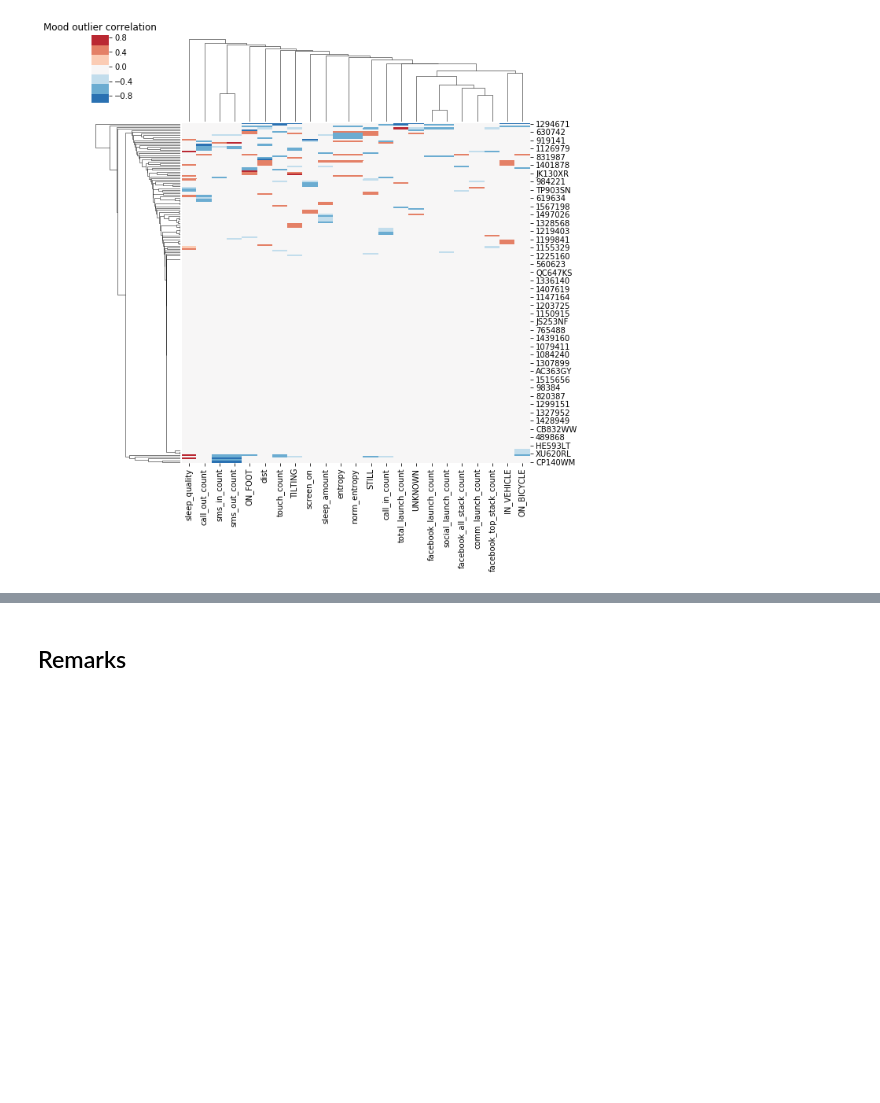
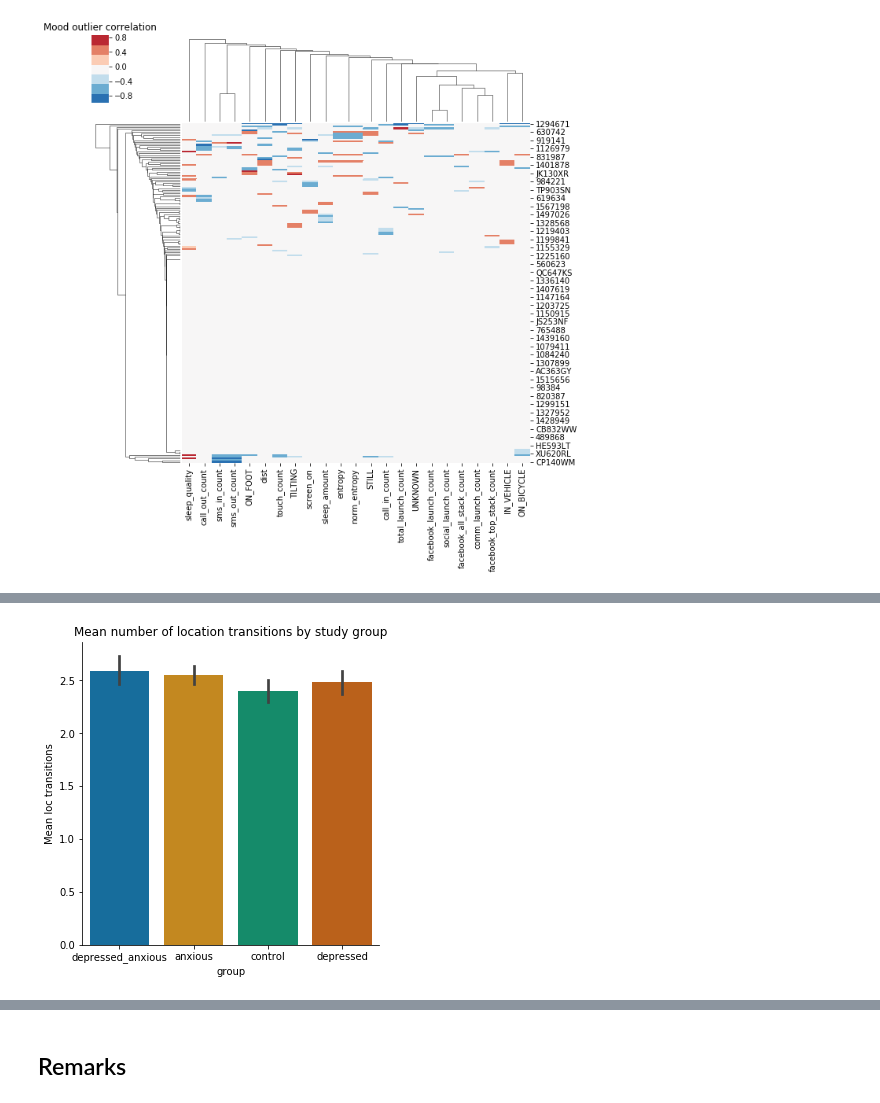
Before and after one commit to tliu526/lifesense, a Jupyter notebook: daily_rhythm.ipynb, the cells around one changed output, grey strips where cells are left out. Saved outputs shown, nothing was run; the diff lists cells and outputs as text; code cells hidden in the pictures; blank space fills up the shorter version.

Commit message:
add wave 1 data pull and missingness analysis

```diff
--- a/daily_rhythm.ipynb
+++ b/daily_rhythm.ipynb
@@ -743,0 +851,10 @@ plt.show()
+# %%
+loc_seq_df['date'] = loc_seq_df['start_time'].dt.date
+# %%
+loc_pid_df = loc_seq_df.groupby('pid')['loc'].nunique().to_frame()
+loc_pid_df.reset_index(inplace=True)
+# %%
+loc_pid_df['mean_transition'] = loc_seq_df.groupby(['pid', 'date'], as_index=False)['loc'].count().groupby('pid')['loc'].mean().values
+loc_pid_df['std_transition'] = loc_seq_df.groupby(['pid', 'date'], as_index=False)['loc'].count().groupby('pid')['loc'].std().values
+# %%
+loc_pid_df = loc_pid_df.merge(screener_df, on='pid', how='left')
@@ -743,0 +863,11 @@ plt.show()
+# %%
+sns.catplot(x='group',
+            y='mean_transition',
+            data=loc_pid_df,
+            ci=68,
+            kind="bar")
+plt.ylabel("Mean loc transitions")
+plt.title("Mean number of location transitions by study group")
+plt.show()
+# %% [output]
+[figure, added]
```
Also changed, not shown: parts of 17 cells of this notebook, 2 other files.
